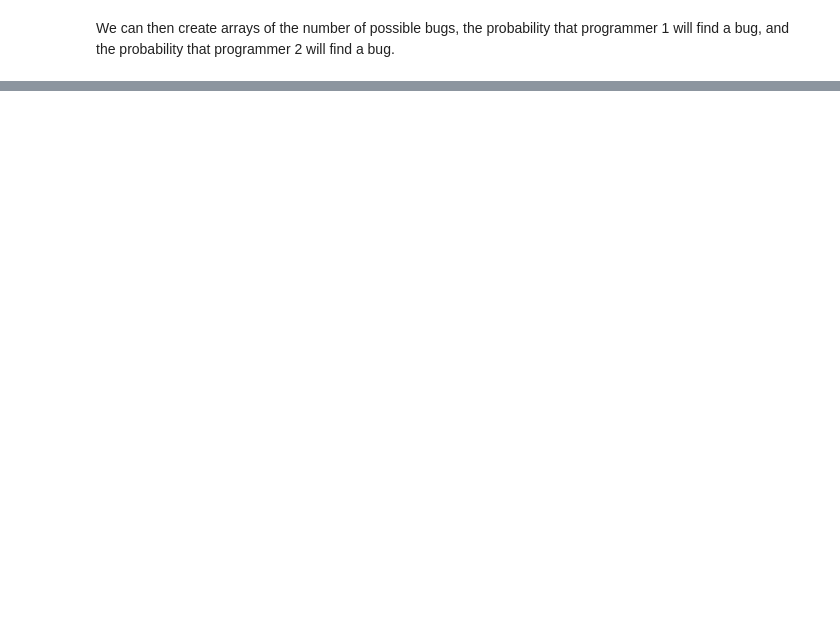
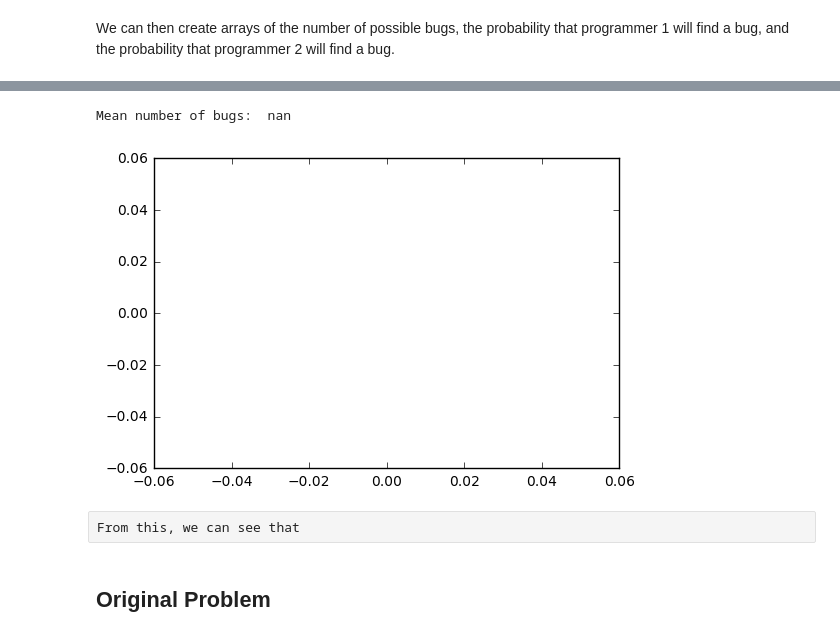
Before and after one commit to cmoser96/ThinkBayes2, a Jupyter notebook: code/report03.ipynb, the cells around one changed output, grey strips where cells are left out. Drawn from its saved outputs; the diff is of its cells as text; code cells hidden in the pictures; blank space fills up the shorter version.

```diff
--- a/code/report03.ipynb
+++ b/code/report03.ipynb
@@ -115,0 +175,37 @@ b.Update((20,15,3))
+# %%
+class Bugfinder(Suite, Joint):
+    def __init__(self, n, p1, p2):
+        '''
+        Makes a joint suite of parameters n, p1, p2
+
+        n: possible number of bugs
+        p1: the probability that programmer1 will find a bug
+        p1: The probability that programmer 2 will find a bug
+        '''
+        trips = [(num, a1, a2)
+                 for num in n
+                 for a1 in p1
+                 for a2 in p2]
+
+        Suite.__init__(self, trips)
+
+    def Likelihood(self, data, hypo):
+        '''
+        k1, k2, c = data
+        n, p1, p2 = hypo
+
+        k1: The number of bugs that programmer 1 found
+        k2: The number of bugs that programmer 2 found
+        c:  The number of bugs that they found in common
+        '''
+        k1, k2, c = data
+        n, p1, p2 = hypo
+
+        coefficient_1 = binom(n, k1) # The k1 number of unordered outcomes from n number of bugs
+        coefficient_2 = binom(k1, c) * binom(n-k1, k2-c) # The c number of unordered outcomes from k1 number of found bugs
+                                                         # The
+
+        like1 = coefficient_1 * stats.binom.pmf(k1, n, p1)
+        like2 = coefficient_2 * stats.binom.pmf(k2, n, p2)
+
+        return like1 * like2
@@ -115,0 +217,11 @@ b.Update((20,15,3))
+# %%
+thinkplot.Pdf(b.Marginal(0))
+thinkplot.Config(xlabel = "Number of bugs 'n'", ylabel = "PMF")
+print("Mean number of bugs: ", b.Marginal(0).Mean())
+# %% [output]
+Mean number of bugs:  nan
+[figure, added]
+# %% [raw]
+From this, we can see that
+# %% [markdown]
+## Original Problem
```
Also changed, not shown: parts of 16 cells of this notebook, 1 other file.
